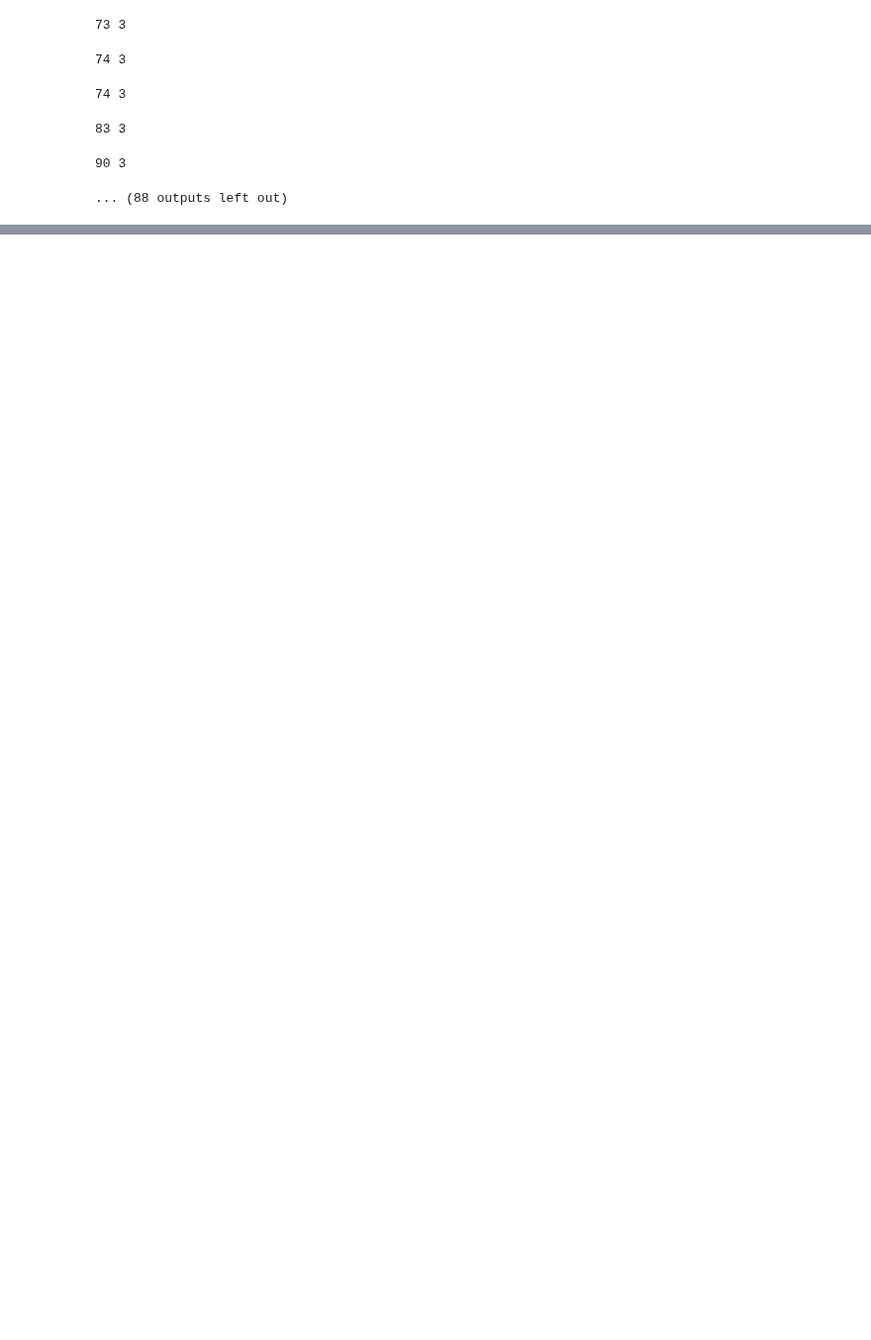
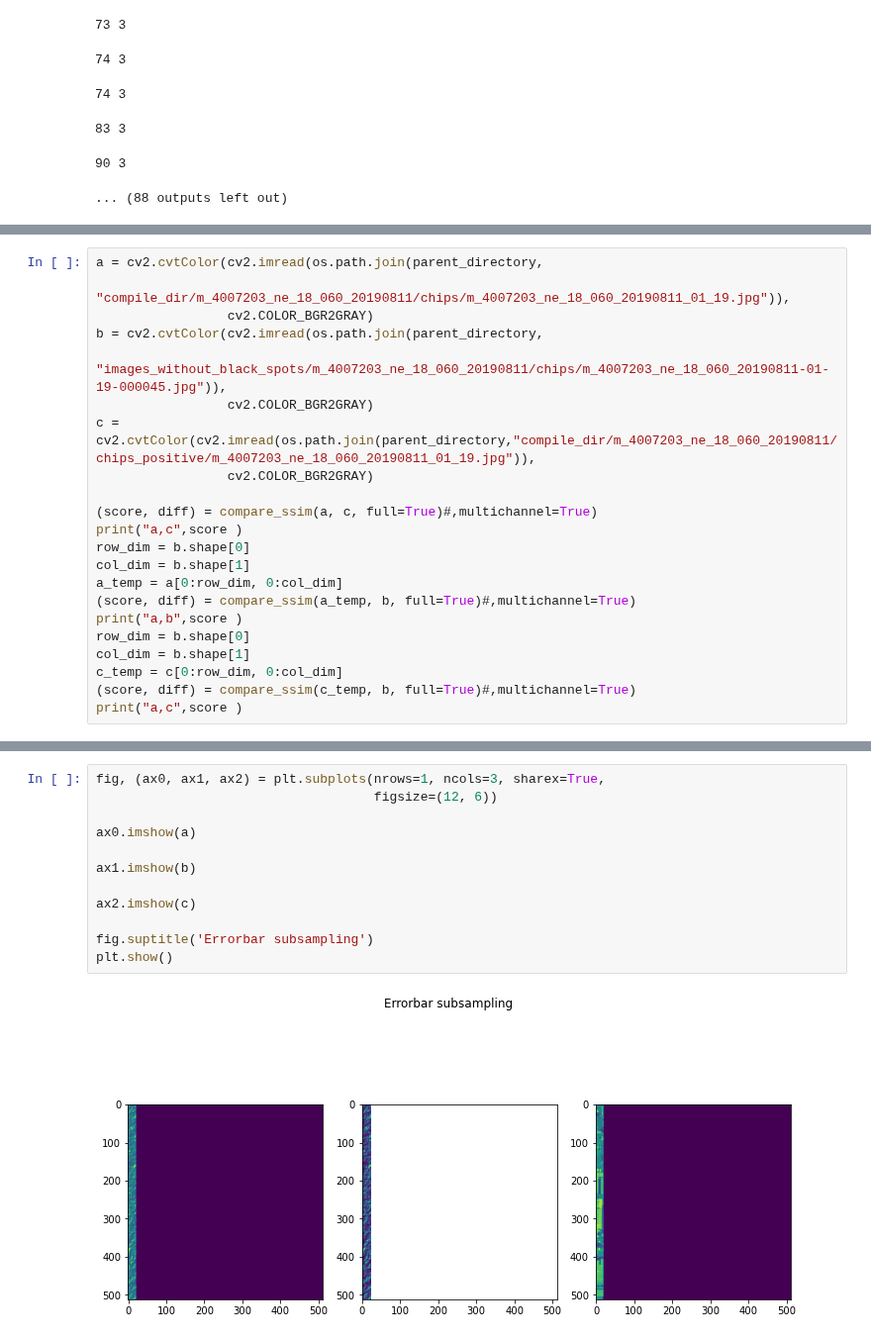
Before and after one commit to celinerobi/ast_dataset, a Jupyter notebook: data_download_and_preprocessing/x.ipynb, the cells around one changed output, grey strips where cells are left out. Shown at 99% size. Saved outputs shown, nothing was run; the diff lists cells and outputs as text; blank space fills up the shorter version.

```diff
--- a/data_download_and_preprocessing/x.ipynb
+++ b/data_download_and_preprocessing/x.ipynb
@@ -112,0 +142,22 @@ rename_x_y_index_named_chips(compile_by_tile_dir, tile_names)
+# %%
+a = cv2.cvtColor(cv2.imread(os.path.join(parent_directory,
+                                         "compile_dir/m_4007203_ne_18_060_20190811/chips/m_4007203_ne_18_060_20190811_01_19.jpg")),
+                 cv2.COLOR_BGR2GRAY)
+b = cv2.cvtColor(cv2.imread(os.path.join(parent_directory,
+                                         "images_without_black_spots/m_4007203_ne_18_060_20190811/chips/m_4007203_ne_18_060_20190811-01-19-000045.jpg")),
+                 cv2.COLOR_BGR2GRAY)
+c = cv2.cvtColor(cv2.imread(os.path.join(parent_directory,"compile_dir/m_4007203_ne_18_060_20190811/chips_positive/m_4007203_ne_18_060_20190811_01_19.jpg")),
+                 cv2.COLOR_BGR2GRAY)
+
+(score, diff) = compare_ssim(a, c, full=True)#,multichannel=True)
+print("a,c",score )
+row_dim = b.shape[0]
+col_dim = b.shape[1]
+a_temp = a[0:row_dim, 0:col_dim]
+(score, diff) = compare_ssim(a_temp, b, full=True)#,multichannel=True)
+print("a,b",score )
+row_dim = b.shape[0]
+col_dim = b.shape[1]
+c_temp = c[0:row_dim, 0:col_dim]
+(score, diff) = compare_ssim(c_temp, b, full=True)#,multichannel=True)
+print("a,c",score )
@@ -112,0 +172,14 @@ rename_x_y_index_named_chips(compile_by_tile_dir, tile_names)
+# %%
+fig, (ax0, ax1, ax2) = plt.subplots(nrows=1, ncols=3, sharex=True,
+                                    figsize=(12, 6))
+
+ax0.imshow(a)
+
+ax1.imshow(b)
+
+ax2.imshow(c)
+
+fig.suptitle('Errorbar subsampling')
+plt.show()
+# %% [output]
+[figure, added]
```
Also changed, not shown: parts of 18 cells of this notebook, 3 other files.
